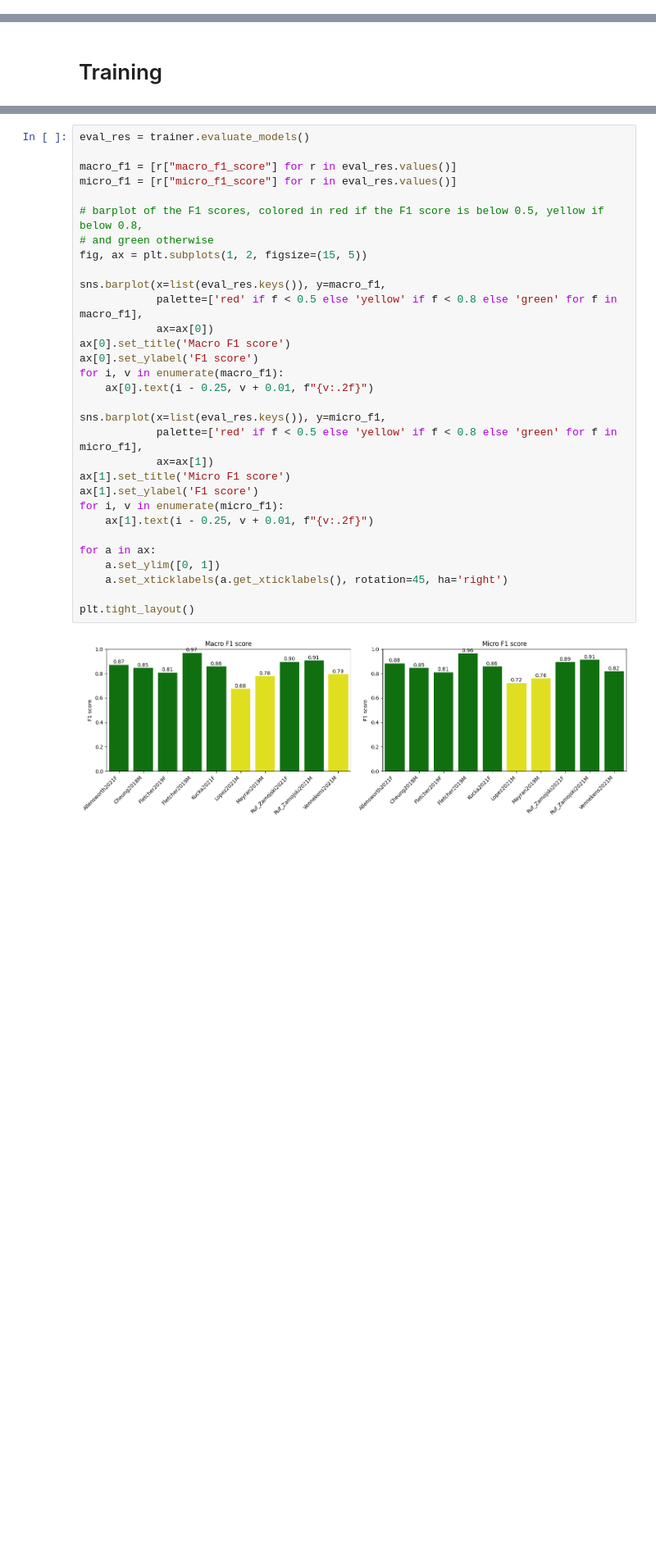
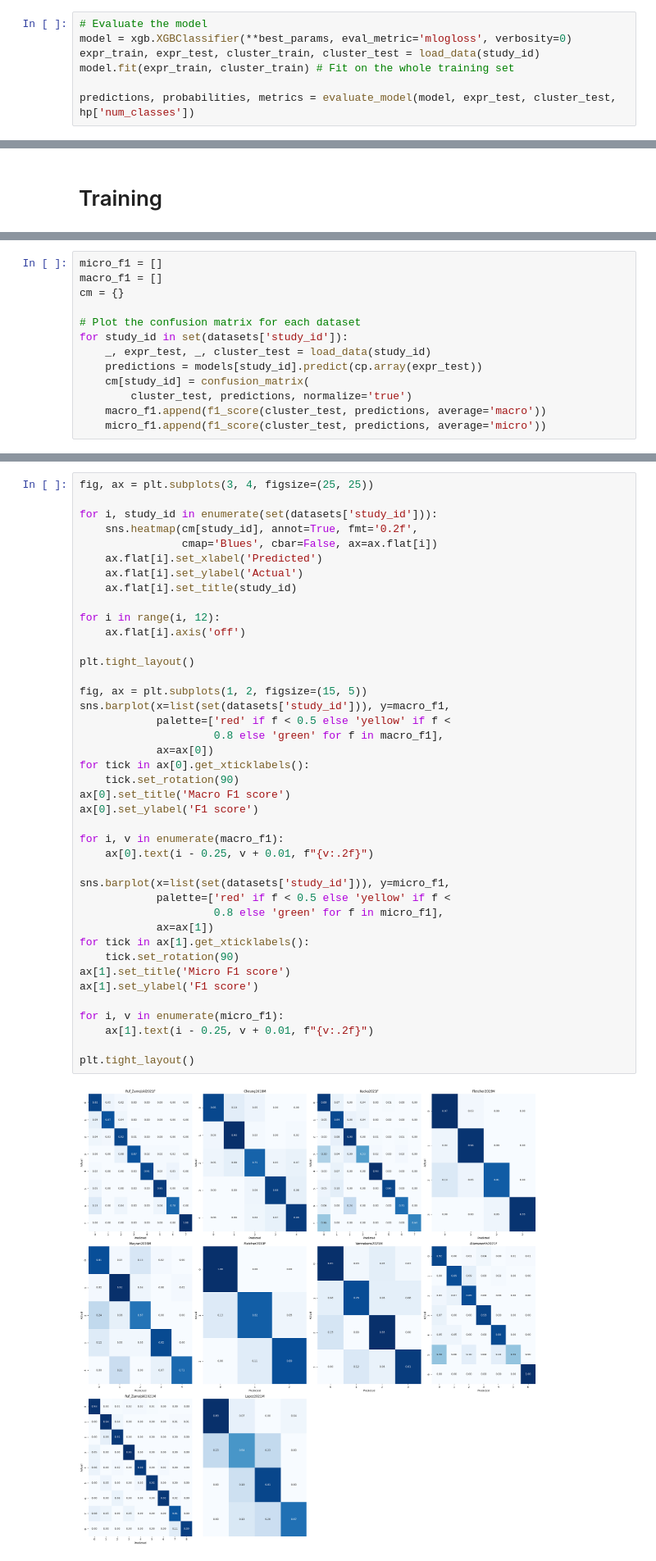
Before and after one commit to nicolaromano/corticotroph-heterogeneity, a Jupyter notebook: 09_train_models.ipynb, the cells around one changed output, grey strips where cells are left out. Shown: that part at 82% size. Cells and saved outputs as stored; diff of their text form; blank space fills up the shorter version.

Commit message:
updated training functions

```diff
--- a/09_train_models.ipynb
+++ b/09_train_models.ipynb
@@ -181,0 +317,7 @@ NameError: name 'keras' is not defined
+# %%
+# Evaluate the model
+model = xgb.XGBClassifier(**best_params, eval_metric='mlogloss', verbosity=0)
+expr_train, expr_test, cluster_train, cluster_test = load_data(study_id)
+model.fit(expr_train, cluster_train) # Fit on the whole training set
+
+predictions, probabilities, metrics = evaluate_model(model, expr_test, cluster_test, hp['num_classes'])
@@ -398,0 +441,13 @@ plt.tight_layout()
+# %%
+micro_f1 = []
+macro_f1 = []
+cm = {}
+
+# Plot the confusion matrix for each dataset
+for study_id in set(datasets['study_id']):
+    _, expr_test, _, cluster_test = load_data(study_id)
+    predictions = models[study_id].predict(cp.array(expr_test))
+    cm[study_id] = confusion_matrix(
+        cluster_test, predictions, normalize='true')
+    macro_f1.append(f1_score(cluster_test, predictions, average='macro'))
+    micro_f1.append(f1_score(cluster_test, predictions, average='micro'))
@@ -399,33 +472,43 @@ plt.tight_layout()
 # %%
-eval_res = trainer.evaluate_models()
+fig, ax = plt.subplots(3, 4, figsize=(25, 25))
 
-macro_f1 = [r["macro_f1_score"] for r in eval_res.values()]
-micro_f1 = [r["micro_f1_score"] for r in eval_res.values()]
+for i, study_id in enumerate(set(datasets['study_id'])):
+    sns.heatmap(cm[study_id], annot=True, fmt='0.2f',
+                cmap='Blues', cbar=False, ax=ax.flat[i])
+    ax.flat[i].set_xlabel('Predicted')
+    ax.flat[i].set_ylabel('Actual')
+    ax.flat[i].set_title(study_id)
 
-# barplot of the F1 scores, colored in red if the F1 score is below 0.5, yellow if below 0.8,
-# and green otherwise
+for i in range(i, 12):
+    ax.flat[i].axis('off')
+
+plt.tight_layout()
+
 fig, ax = plt.subplots(1, 2, figsize=(15, 5))
-
-sns.barplot(x=list(eval_res.keys()), y=macro_f1,
-            palette=['red' if f < 0.5 else 'yellow' if f < 0.8 else 'green' for f in macro_f1],
+sns.barplot(x=list(set(datasets['study_id'])), y=macro_f1,
+            palette=['red' if f < 0.5 else 'yellow' if f <
+                     0.8 else 'green' for f in macro_f1],
             ax=ax[0])
+for tick in ax[0].get_xticklabels():
+    tick.set_rotation(90)
 ax[0].set_title('Macro F1 score')
 ax[0].set_ylabel('F1 score')
+
 for i, v in enumerate(macro_f1):
     ax[0].text(i - 0.25, v + 0.01, f"{v:.2f}")
 
-sns.barplot(x=list(eval_res.keys()), y=micro_f1,
-            palette=['red' if f < 0.5 else 'yellow' if f < 0.8 else 'green' for f in micro_f1],
+sns.barplot(x=list(set(datasets['study_id'])), y=micro_f1,
+            palette=['red' if f < 0.5 else 'yellow' if f <
+                     0.8 else 'green' for f in micro_f1],
             ax=ax[1])
+for tick in ax[1].get_xticklabels():
+    tick.set_rotation(90)
 ax[1].set_title('Micro F1 score')
 ax[1].set_ylabel('F1 score')
+
 for i, v in enumerate(micro_f1):
     ax[1].text(i - 0.25, v + 0.01, f"{v:.2f}")
 
-for a in ax:
-    a.set_ylim([0, 1])
-    a.set_xticklabels(a.get_xticklabels(), rotation=45, ha='right')
-
 plt.tight_layout()
 # %% [output]
-[figure, old version]
+[figure, new version]
```
Also changed, not shown: parts of 21 cells of this notebook.
